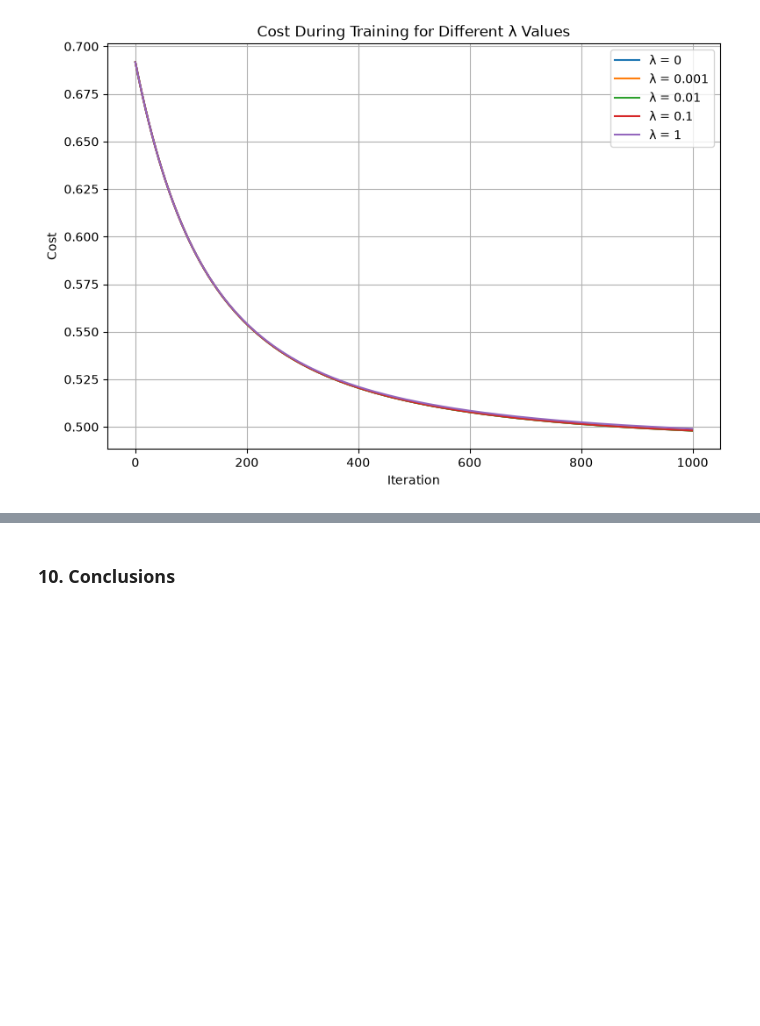
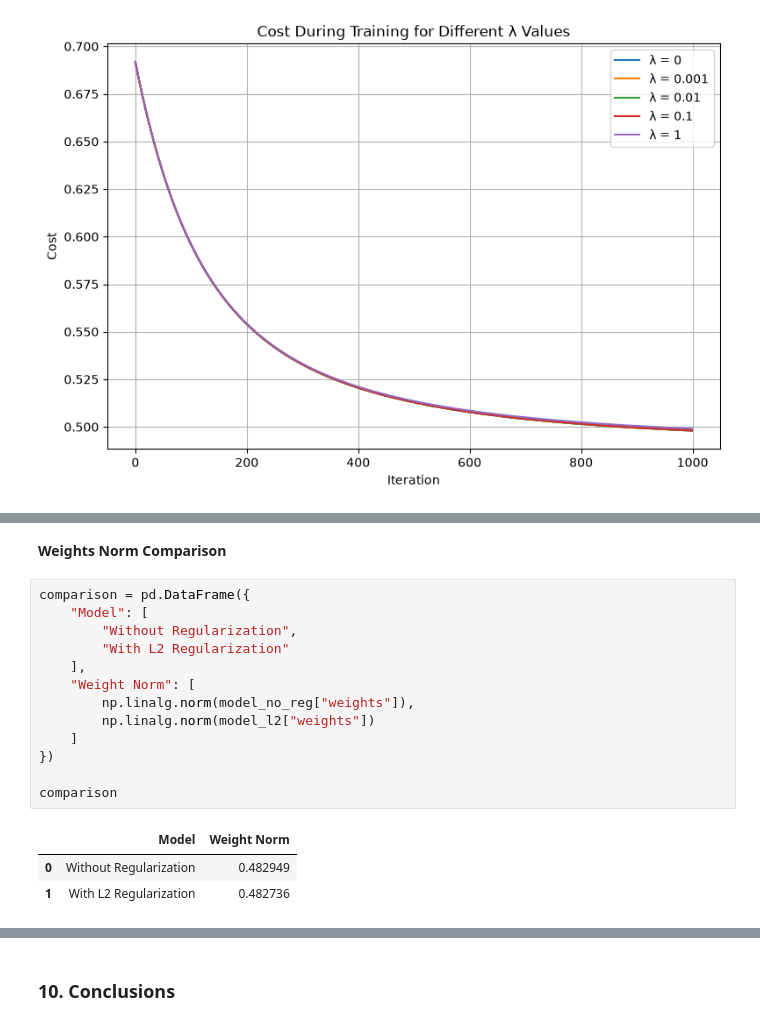
Before and after one commit to NicoToro25/TDSE-Lab1-Heart-Disease-Risk-Prediction, a Jupyter notebook: heart_disease_lr_analysis.ipynb, the cells around one changed output, grey strips where cells are left out. Drawn from its saved outputs; the diff is of its cells as text; blank space fills up the shorter version.

```diff
--- a/heart_disease_lr_analysis.ipynb
+++ b/heart_disease_lr_analysis.ipynb
@@ -1303,0 +1378,19 @@ plt.show()
+# %% [markdown]
+**Weights Norm Comparison**
+# %%
+comparison = pd.DataFrame({
+    "Model": [
+        "Without Regularization",
+        "With L2 Regularization"
+    ],
+    "Weight Norm": [
+        np.linalg.norm(model_no_reg["weights"]),
+        np.linalg.norm(model_l2["weights"])
+    ]
+})
+
+comparison
+# %% [output]
+|  | Model | Weight Norm |
+| 0 | Without Regularization | 0.482949 |
+| 1 | With L2 Regularization | 0.482736 |
```
Also changed, not shown: parts of 8 cells of this notebook, 6 other files.
